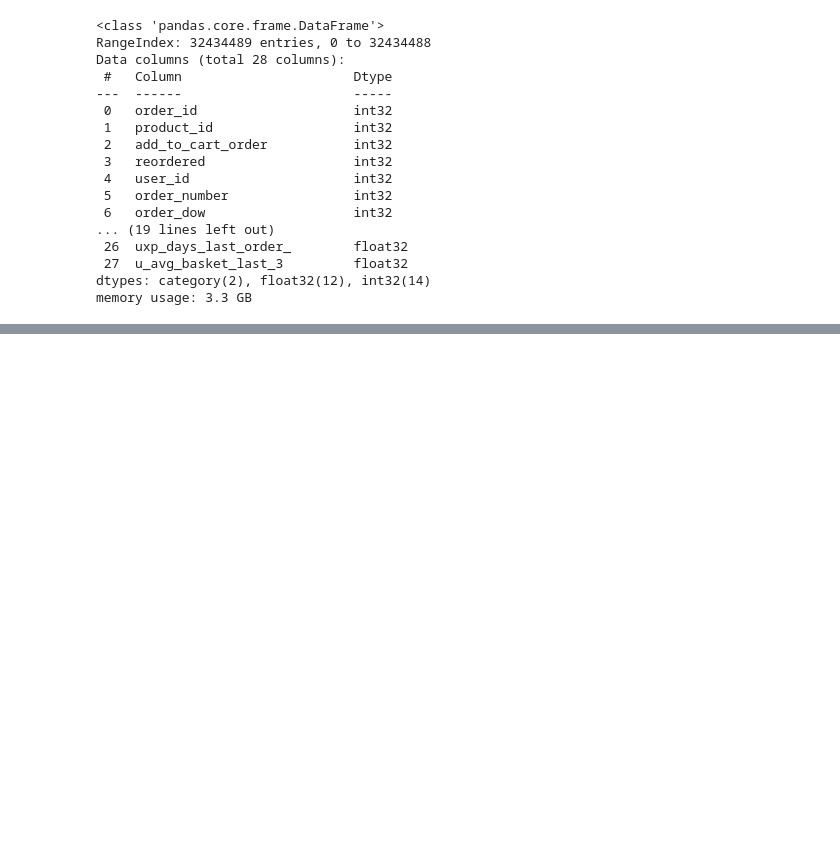
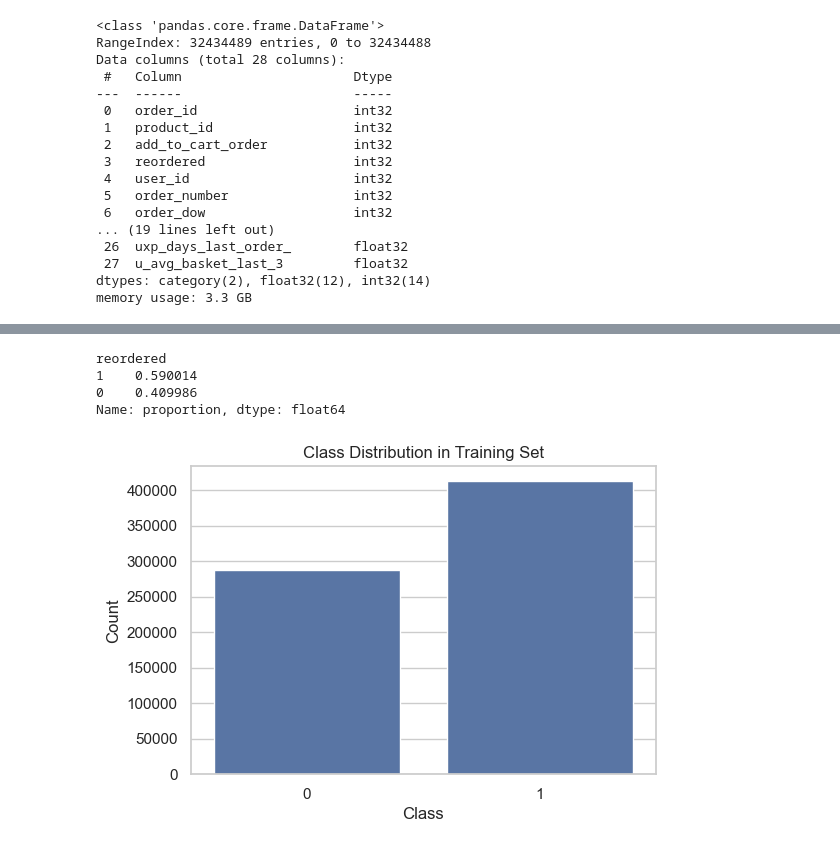
Before and after one commit to ameennasaireh10-hash/ML-project, a Jupyter notebook: FinalProject.ipynb, the cells around one changed output, grey strips where cells are left out. Cells and saved outputs as stored; diff of their text form; code cells hidden in the pictures; blank space fills up the shorter version.

```diff
--- a/FinalProject.ipynb
+++ b/FinalProject.ipynb
@@ -1178,0 +1265,25 @@ Numeric Columns: 20
+# %%
+#الموضوع هاض عباره عن وجود عدم توازين في تصنيف البيانات , مثلا الكلاس الاول نسبته اعلى من الثاني , ف هيك الموديل بصير يعتمد عالاول ويهمل الثاني
+#ف هيك بصير الموديل فاشل باكتشاف الانماط الجديد
+
+#تجهيز بيانات التصنيف#
+
+#جبت عينات من الداتا لانه اللابتوب شلف عندي لما اشتغلت عالداتا كامله , حاولت اكبر نسبة العينات قد ما بقدر
+SAMPLE_SIZE = 1000000
+final_sample = final_df.sample(n = SAMPLE_SIZE , random_state = 42)
+
+x_c = final_sample.drop("reordered", axis=1)
+y_c = final_sample["reordered"]
+
+xc_train , xc_test , yc_train , yc_test = train_test_split(x_c , y_c , test_size = 0.3 , stratify = y_c , random_state = 42)
+
+#طلعلي هيك SettingWithCopyWarning
+xc_train = xc_train.copy()
+xc_test  = xc_test.copy()
+
+#هالحركه سويتها بعد ما متت وانا بحلل الكود بعد ما طلعلي التنبيه هاض
+#Warning: No categorical columns found. Calling 'transform' will only return input data.
+#لما راجعت الانكوديرز تذكرت انه التارقيت ما بشتغل غير مع نصوص والاعمده اللي انا معطيه اياهم رقميات
+
+train_cls = preprocessor.fit_transform(xc_train , yc_train)
+test_cls = preprocessor.transform(xc_test)
@@ -1178,0 +1316,17 @@ Numeric Columns: 20
+# %%
+print(yc_train.value_counts(normalize=True))
+
+plt.figure(figsize=(6 , 4))
+sns.countplot(x=yc_train)
+plt.title("Class Distribution in Training Set")
+plt.xlabel("Class")
+plt.ylabel("Count")
+plt.show()
+
+#هيك بين عندي انه في تفاوت بنسب الكلاسين اللي عندي , الفرق ما بأثر كثير بس لازم اعمل موازنه لانه الدكتور طلب
+# %% [output]
+reordered
+1    0.590014
+0    0.409986
+Name: proportion, dtype: float64
+[figure, added]
```
Also changed, not shown: parts of 40 cells of this notebook.
